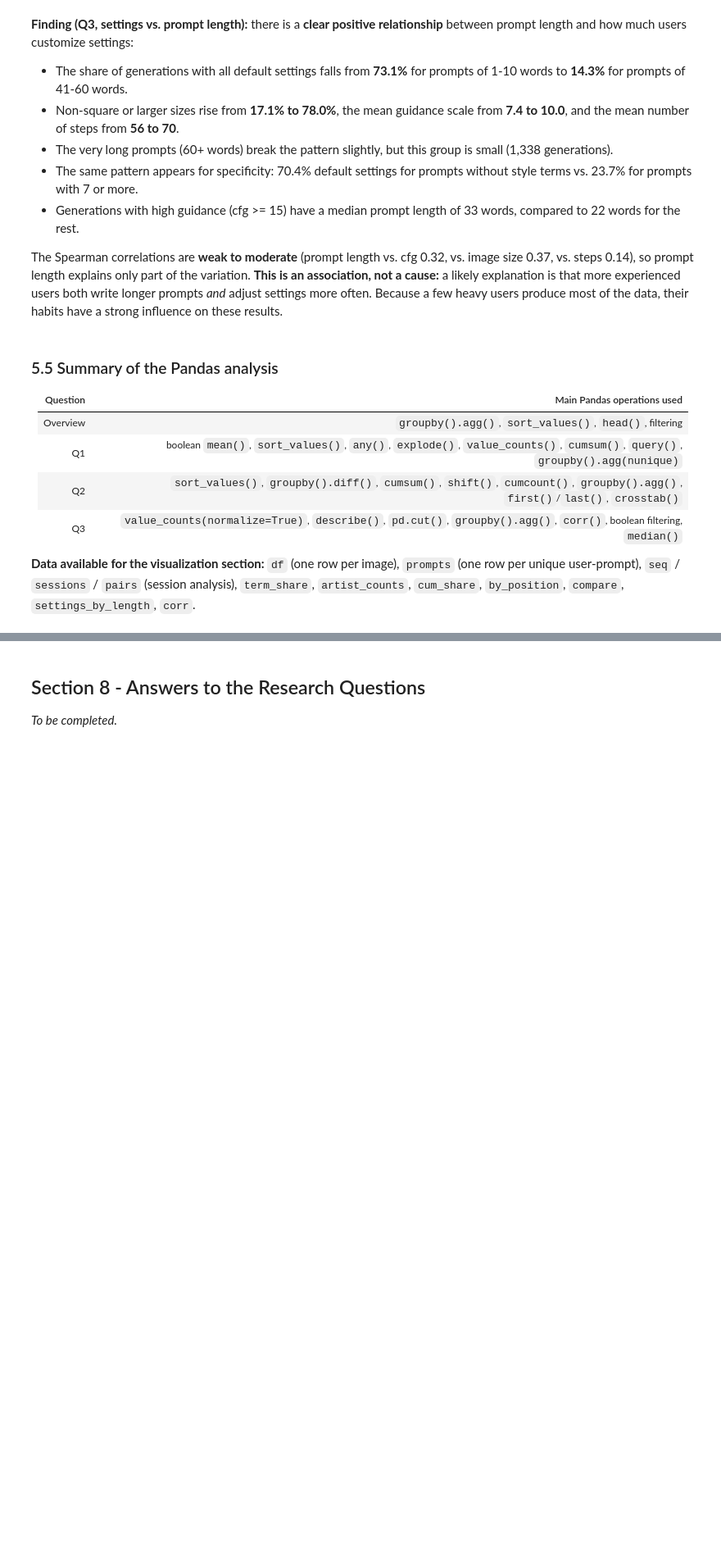
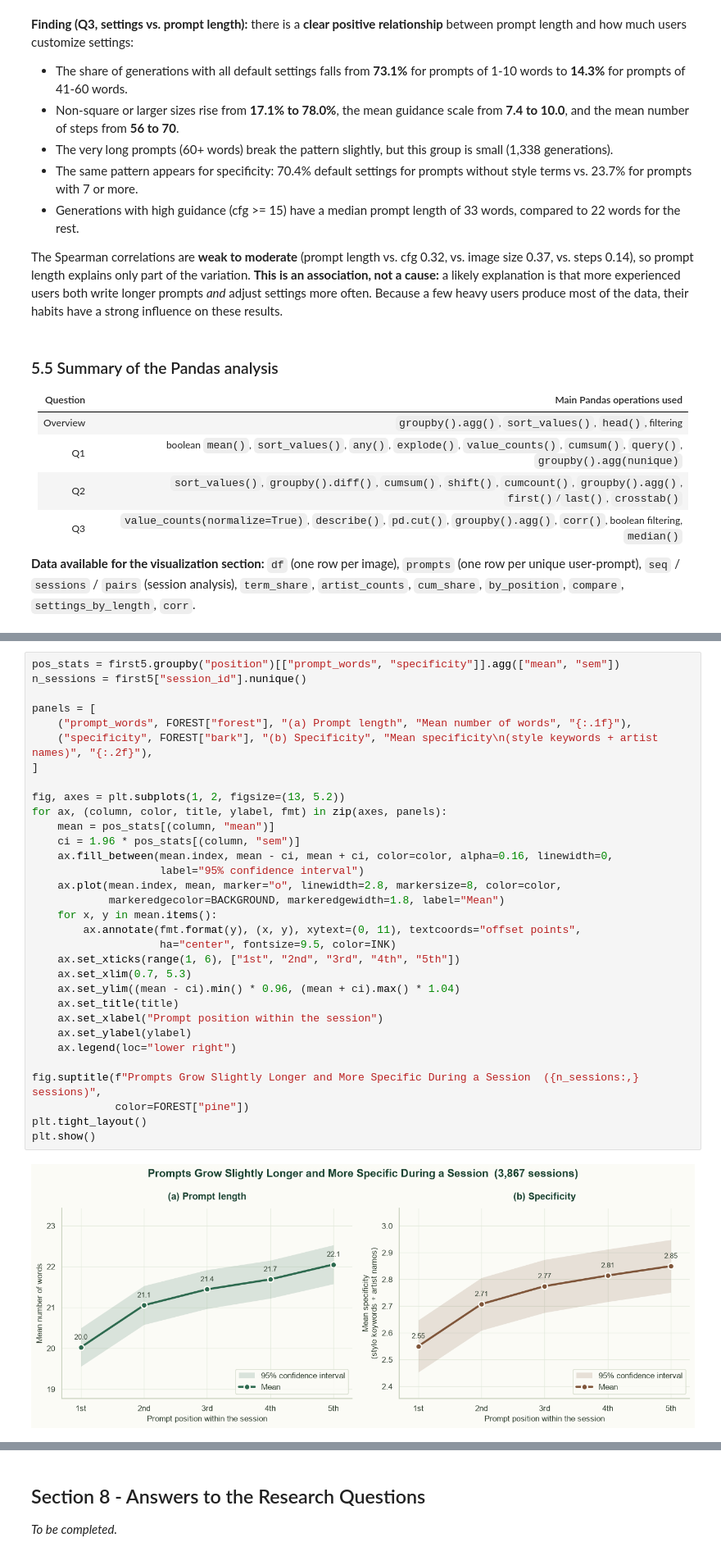
Before and after one commit to iremdmrc/DiffusionDB_Prompt_Analysis, a Jupyter notebook: DiffusionDB_Prompt_Analysis.ipynb, the cells around one changed output, grey strips where cells are left out. Shown at 82% size. Cells and saved outputs as stored; diff of their text form; blank space fills up the shorter version.

```diff
--- a/DiffusionDB_Prompt_Analysis.ipynb
+++ b/DiffusionDB_Prompt_Analysis.ipynb
@@ -1423,0 +1582,34 @@ _To be completed._
+# %%
+pos_stats = first5.groupby("position")[["prompt_words", "specificity"]].agg(["mean", "sem"])
+n_sessions = first5["session_id"].nunique()
+
+panels = [
+    ("prompt_words", FOREST["forest"], "(a) Prompt length", "Mean number of words", "{:.1f}"),
+    ("specificity", FOREST["bark"], "(b) Specificity", "Mean specificity\n(style keywords + artist names)", "{:.2f}"),
+]
+
+fig, axes = plt.subplots(1, 2, figsize=(13, 5.2))
+for ax, (column, color, title, ylabel, fmt) in zip(axes, panels):
+    mean = pos_stats[(column, "mean")]
+    ci = 1.96 * pos_stats[(column, "sem")]
+    ax.fill_between(mean.index, mean - ci, mean + ci, color=color, alpha=0.16, linewidth=0,
+                    label="95% confidence interval")
+    ax.plot(mean.index, mean, marker="o", linewidth=2.8, markersize=8, color=color,
+            markeredgecolor=BACKGROUND, markeredgewidth=1.8, label="Mean")
+    for x, y in mean.items():
+        ax.annotate(fmt.format(y), (x, y), xytext=(0, 11), textcoords="offset points",
+                    ha="center", fontsize=9.5, color=INK)
+    ax.set_xticks(range(1, 6), ["1st", "2nd", "3rd", "4th", "5th"])
+    ax.set_xlim(0.7, 5.3)
+    ax.set_ylim((mean - ci).min() * 0.96, (mean + ci).max() * 1.04)
+    ax.set_title(title)
+    ax.set_xlabel("Prompt position within the session")
+    ax.set_ylabel(ylabel)
+    ax.legend(loc="lower right")
+
+fig.suptitle(f"Prompts Grow Slightly Longer and More Specific During a Session  ({n_sessions:,} sessions)",
+             color=FOREST["pine"])
+plt.tight_layout()
+plt.show()
+# %% [output]
+[figure, added]
```
Also changed, not shown: parts of 41 cells of this notebook, 1 other file.
